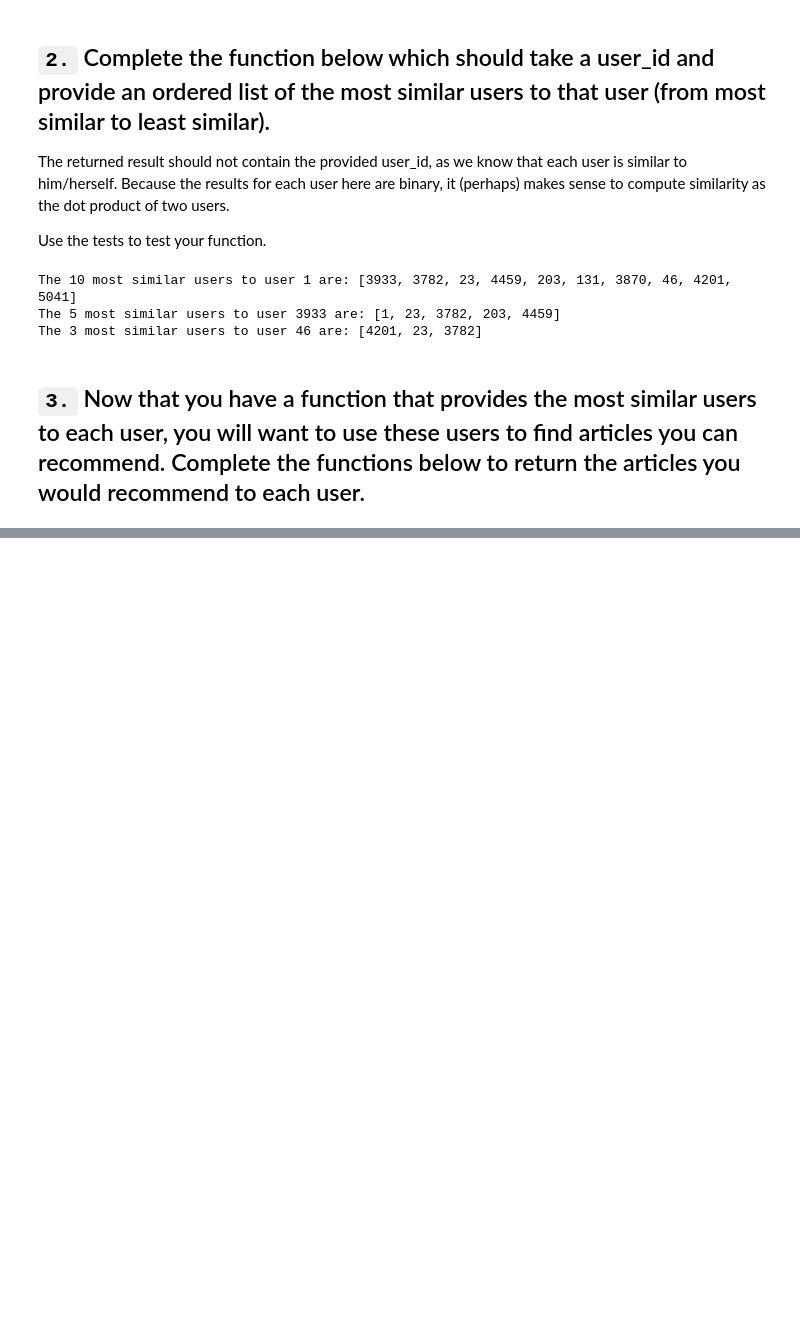
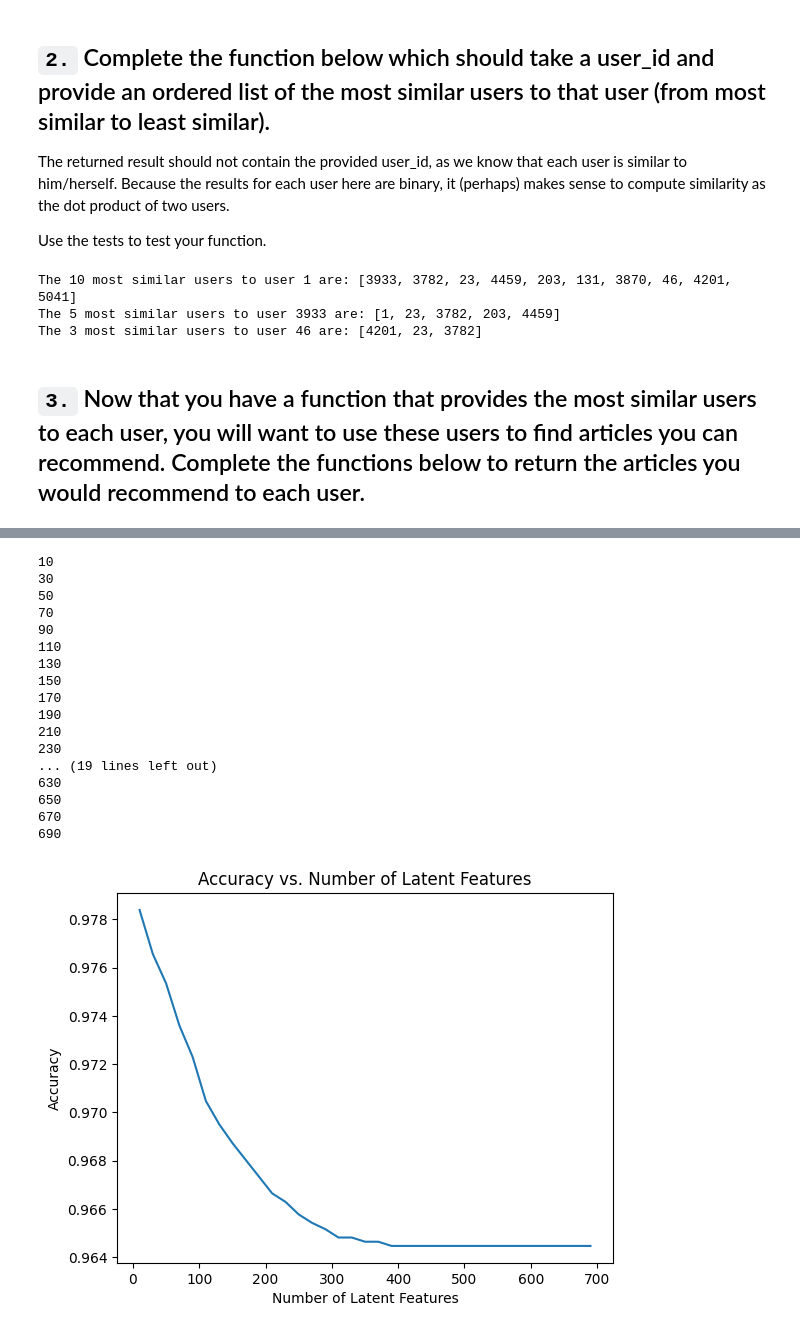
Before and after one commit to Parthian-Sunrise/udacity-ds-recom-engine, a Jupyter notebook: notebooks/recommendation_engine.ipynb, the cells around one changed output, grey strips where cells are left out. Drawn from its saved outputs; the diff is of its cells as text; code cells hidden in the pictures; blank space fills up the shorter version.

```diff
--- a/notebooks/recommendation_engine.ipynb
+++ b/notebooks/recommendation_engine.ipynb
@@ -580,0 +909,62 @@ AssertionError:
+# %%
+def compare_train_to_test(user_item_est, user_item_test,user_item_train, test_idx, test_arts):
+
+    user_item_est_df = pd.DataFrame(user_item_est,index=user_item_train.index,columns=user_item_train.columns)
+
+    common_users = list(set(test_idx).intersection(set(user_item_est_df.index)))
+    common_articles = list(set(test_arts).intersection(set(user_item_est_df.columns)))
+
+    common_df = user_item_est_df[user_item_est_df.index.isin(common_users)][common_articles]
+
+    diff_matrix = np.zeros((len(common_users), len(common_articles)))
+
+    # Iterate through users and articles
+    for i, user in enumerate(common_users):
+            for j, article in enumerate(common_articles):
+                diff_matrix[i, j] = abs(user_item_est_df.loc[user, article] - user_item_test.loc[user, article])
+
+
+    return diff_matrix, (common_users,common_articles)
+# %%
+num_latent_feats = np.arange(10,700+10,20)
+sum_errs = []
+
+for k in num_latent_feats:
+    # restructure with k latent features
+    s_new, u_new, vt_new = np.diag(s_train[:k]), u_train[:, :k], vt_train[:k, :]
+
+    # take dot product
+    user_item_est = np.around(np.dot(np.dot(u_new, s_new), vt_new))
+
+    # compute error for each prediction to actual value
+    diffs = compare_train_to_test(user_item_est, user_item_test,user_item_train, test_idx, test_arts)
+
+    # total errors and keep track of them
+    err = np.sum(np.sum(np.abs(diffs[0])))
+    sum_errs.append(err)
+
+
+accuracy = 1 - np.array(sum_errs) / (diffs[0].shape[0] * diffs[0].shape[1])
+plt.plot(num_latent_feats, accuracy);
+plt.xlabel('Number of Latent Features');
+plt.ylabel('Accuracy');
+plt.title('Accuracy vs. Number of Latent Features');
+# %% [output]
+10
+30
+50
+70
+90
+110
+130
+150
+170
+190
+210
+230
+... (19 lines left out)
+630
+650
+670
+690
+[figure, added]
```
Also changed, not shown: parts of 31 cells of this notebook.
